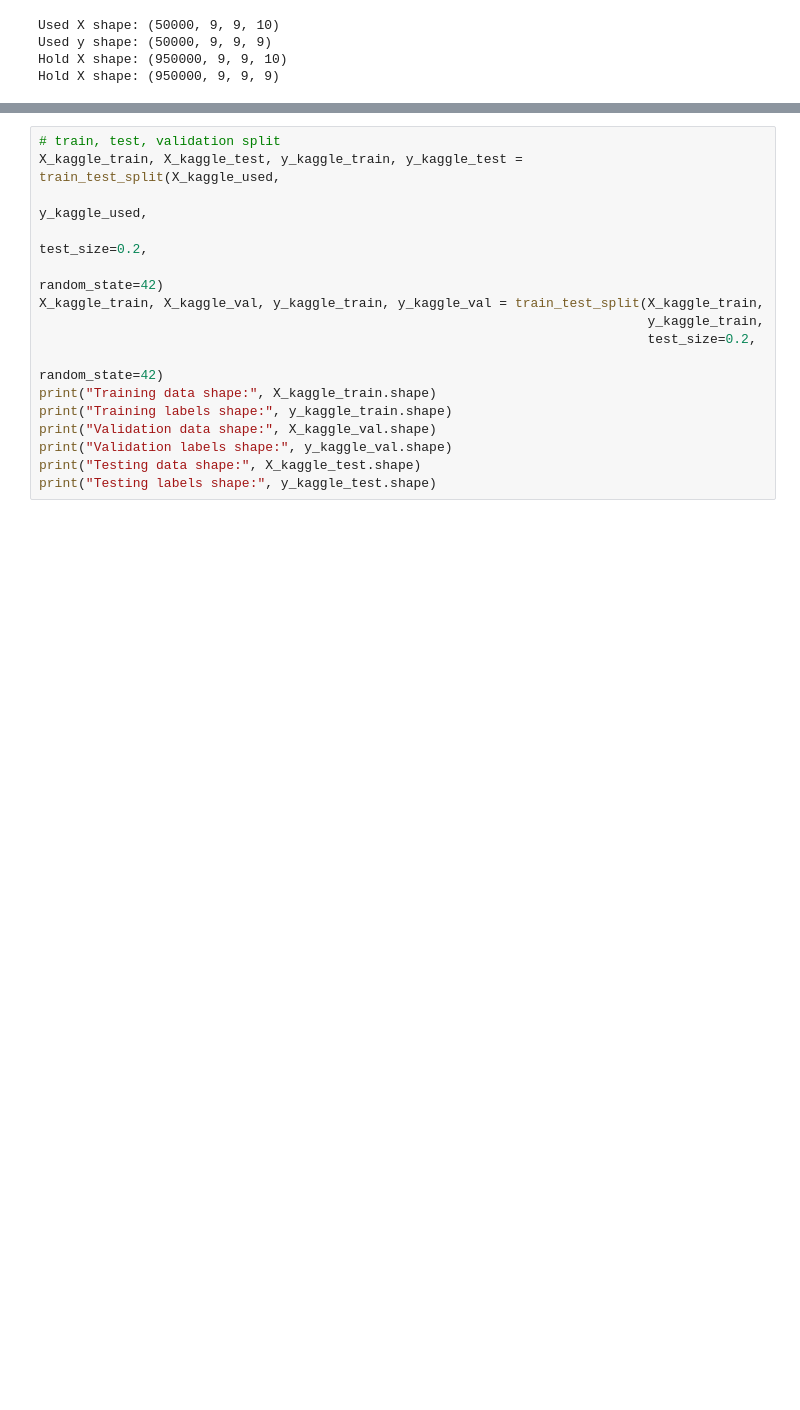
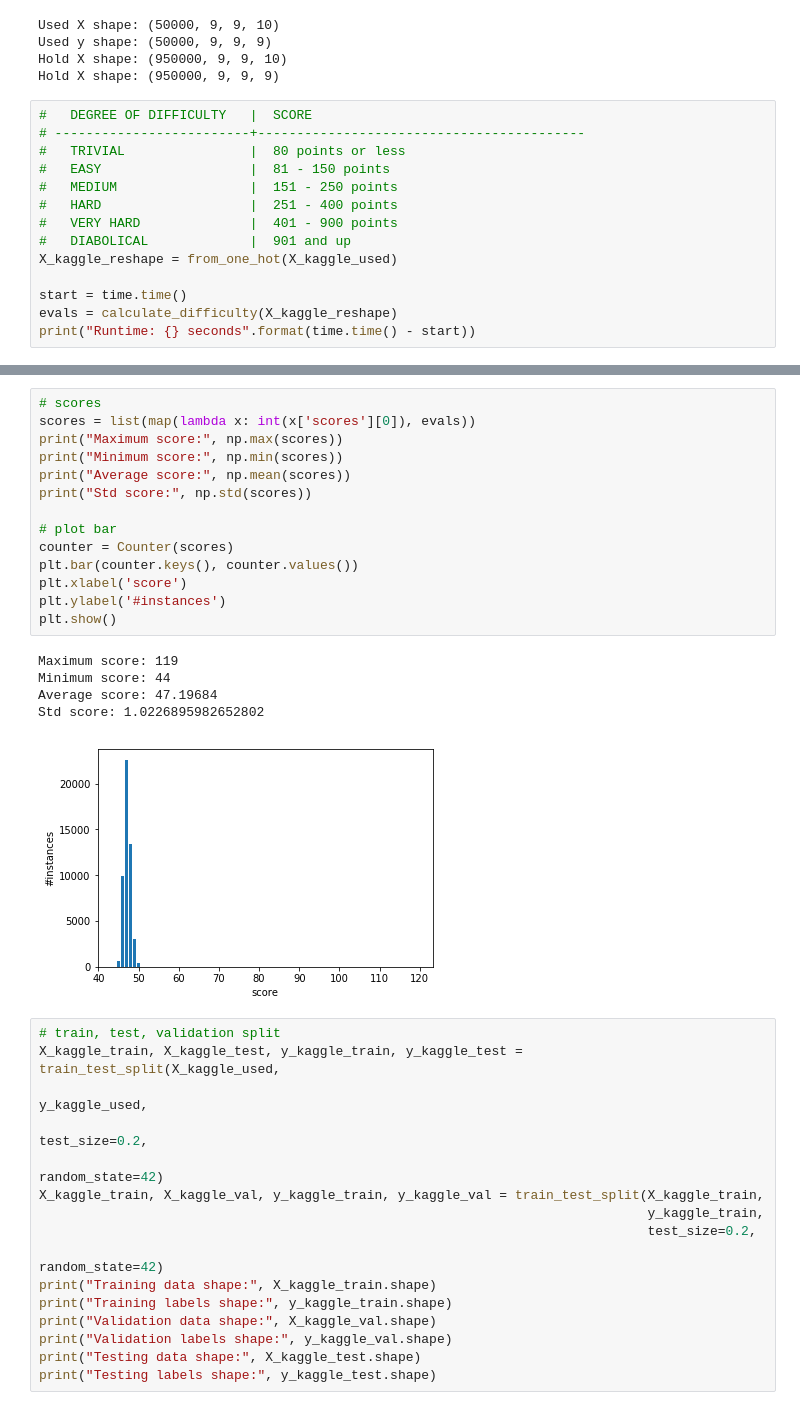
Before and after one commit to tthung1997/sudoku-neuralnet, a Jupyter notebook: main_easy.ipynb, the cells around one changed output, grey strips where cells are left out. Drawn from its saved outputs; the diff is of its cells as text; blank space fills up the shorter version.

Commit message:
add difficult calculation

```diff
--- a/main_easy.ipynb
+++ b/main_easy.ipynb
@@ -144,3 +112,17 @@ Used X shape: (50000, 9, 9, 10)
 Used y shape: (50000, 9, 9, 9)
 Hold X shape: (950000, 9, 9, 10)
 Hold X shape: (950000, 9, 9, 9)
+# %%
+#   DEGREE OF DIFFICULTY   |  SCORE
+# -------------------------+------------------------------------------
+#   TRIVIAL                |  80 points or less
+#   EASY                   |  81 - 150 points
+#   MEDIUM                 |  151 - 250 points
+#   HARD                   |  251 - 400 points
+#   VERY HARD              |  401 - 900 points
+#   DIABOLICAL             |  901 and up
+X_kaggle_reshape = from_one_hot(X_kaggle_used)
+
+start = time.time()
+evals = calculate_difficulty(X_kaggle_reshape)
+print("Runtime: {} seconds".format(time.time() - start))
@@ -147,3 +141,23 @@ Hold X shape: (950000, 9, 9, 9)
+# %%
+# scores
+scores = list(map(lambda x: int(x['scores'][0]), evals))
+print("Maximum score:", np.max(scores))
+print("Minimum score:", np.min(scores))
+print("Average score:", np.mean(scores))
+print("Std score:", np.std(scores))
+
+# plot bar
+counter = Counter(scores)
+plt.bar(counter.keys(), counter.values())
+plt.xlabel('score')
+plt.ylabel('#instances')
+plt.show()
+# %% [output]
+Maximum score: 119
+Minimum score: 44
+Average score: 47.19684
+Std score: 1.0226895982652802
+[figure, added]
 # %%
 # train, test, validation split
 X_kaggle_train, X_kaggle_test, y_kaggle_train, y_kaggle_test = train_test_split(X_kaggle_used,
```
Also changed, not shown: parts of 5 cells of this notebook.
